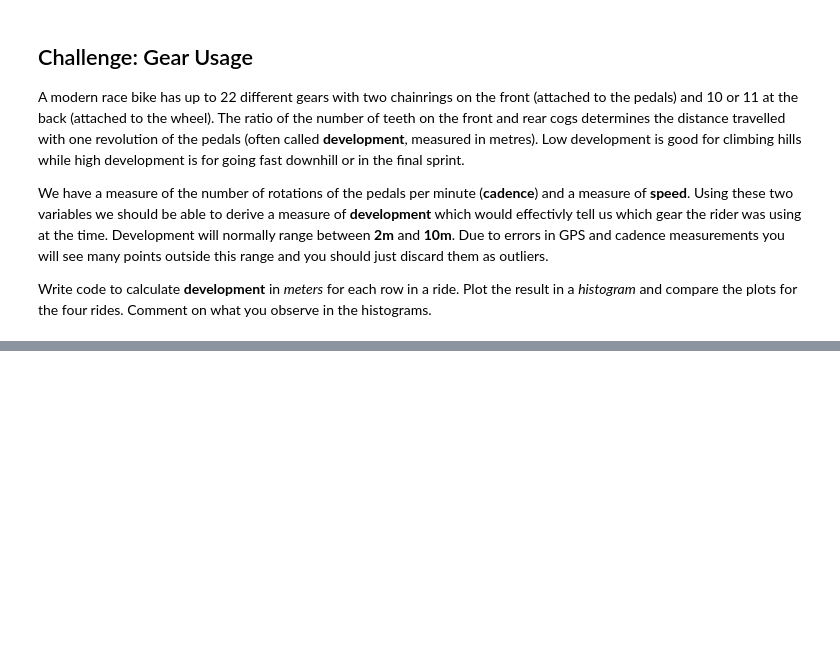
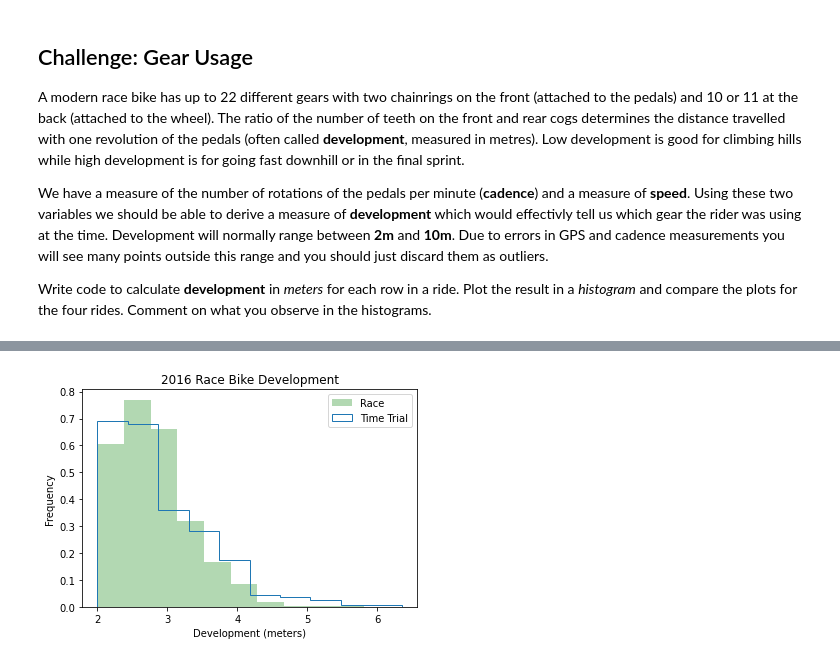
Before and after one commit to walthersy/DataScience-Portfolio, a Jupyter notebook: Portfolio 1.ipynb, the cells around one changed output, grey strips where cells are left out. Saved outputs shown, nothing was run; the diff lists cells and outputs as text; code cells hidden in the pictures; blank space fills up the shorter version.

```diff
--- a/Portfolio 1.ipynb
+++ b/Portfolio 1.ipynb
@@ -573,9 +549,11 @@ df_dev.head()
 | 2016-05-14 04:02:51+00:00 | -33.415160 | 151.222013 | 208.6 | 29.0 | 0.0 | 61.0 | 109.0 | 0.013001 | 0.0 | ... |
 | 2016-05-14 04:02:52+00:00 | -33.415104 | 151.221976 | 208.6 | 29.0 | 0.0 | 62.0 | 109.0 | 0.007111 | 0.0 | ... |
 # %%
-# hist = rr16['dev'].plot.hist(color='g',alpha=.3,rwidth=10,label='Race')
-# tt16['dev'].plot.hist(histtype='step',label='Time Trial')
-# hist.set(xlabel='Development (meters)',title='2016 Race Bike Development')
-# plt.legend()
-# plt.show()
+hist16 = df_dev.query('dataset=="2016 Race"')['dev'].plot.hist(color='g',alpha=.3,rwidth=10,label='Race',bins=10,density=True)
+df_dev.query('dataset=="2016 Time Trial"')['dev'].plot.hist(histtype='step',label='Time Trial',bins=10,density=True)
+hist16.set(xlabel='Development (meters)',title='2016 Race Bike Development')
+plt.legend()
+plt.show(hist16)
+# %% [output]
+[figure, added]
 # %%
```
Also changed, not shown: parts of 20 cells of this notebook.
